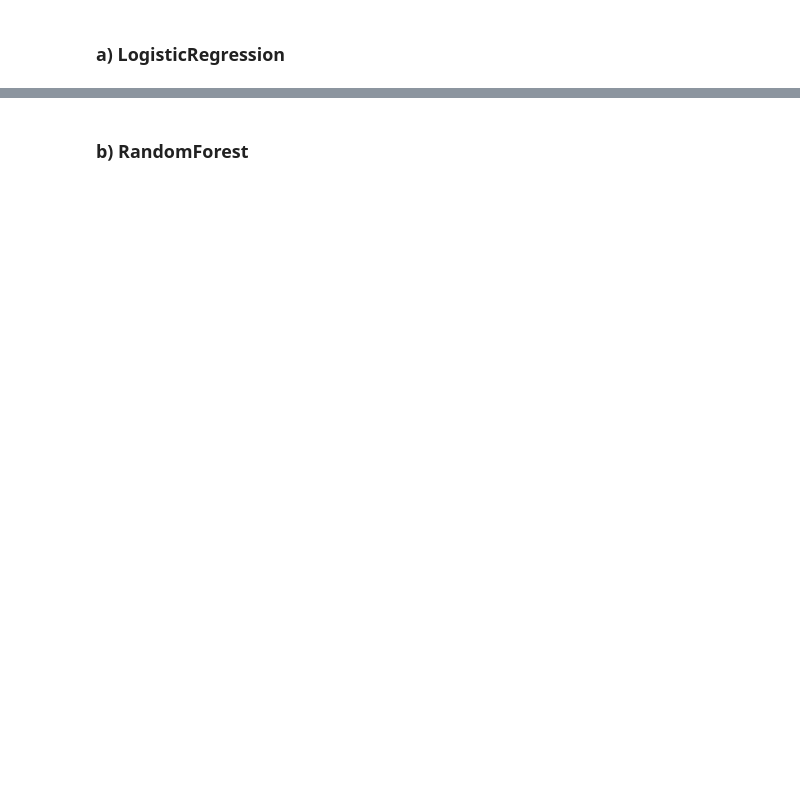
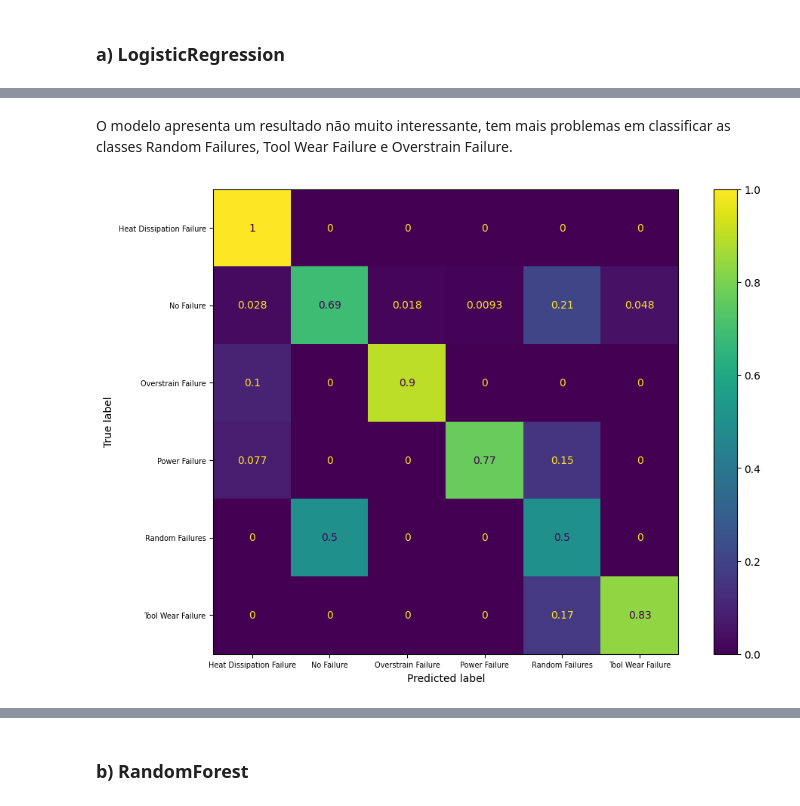
Before and after one commit to VictorBauler/indicium-data_science, a Jupyter notebook: indicium_data_science/notebook.ipynb, the cells around one changed output, grey strips where cells are left out. Saved outputs shown, nothing was run; the diff lists cells and outputs as text; code cells hidden in the pictures; blank space fills up the shorter version.

```diff
--- a/indicium_data_science/notebook.ipynb
+++ b/indicium_data_science/notebook.ipynb
@@ -299,0 +459,9 @@ def model_tuning(clf, param_grid, X_train, y_train):
+# %%
+with warnings.catch_warnings():
+    warnings.filterwarnings("ignore", category=ConvergenceWarning)
+
+    pipe_lr = base_model(LogisticRegression(random_state=42, class_weight='balanced'))
+
+    y_pred = pipe_lr.predict(X_val)
+
+    print(classification_report(y_val, y_pred, zero_division=0, digits=3))
@@ -299,0 +481,6 @@ def model_tuning(clf, param_grid, X_train, y_train):
+# %% [markdown]
+O modelo apresenta um resultado não muito interessante, tem mais problemas em classificar as classes Random Failures, Tool Wear Failure e Overstrain Failure.
+# %%
+create_confusion_matrix(y_val, y_pred, pipe_lr.classes_)
+# %% [output]
+[figure, added]
```
Also changed, not shown: parts of 44 cells of this notebook, 3 other files.
